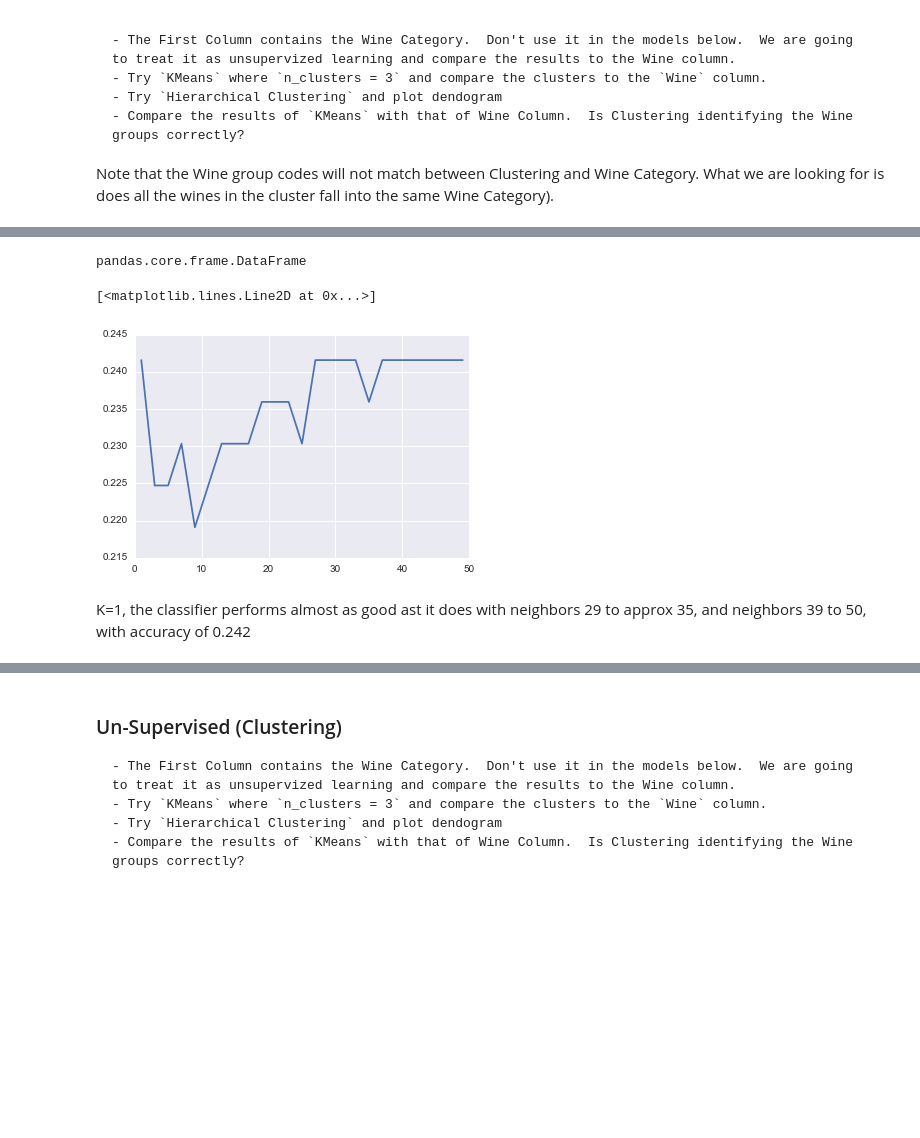
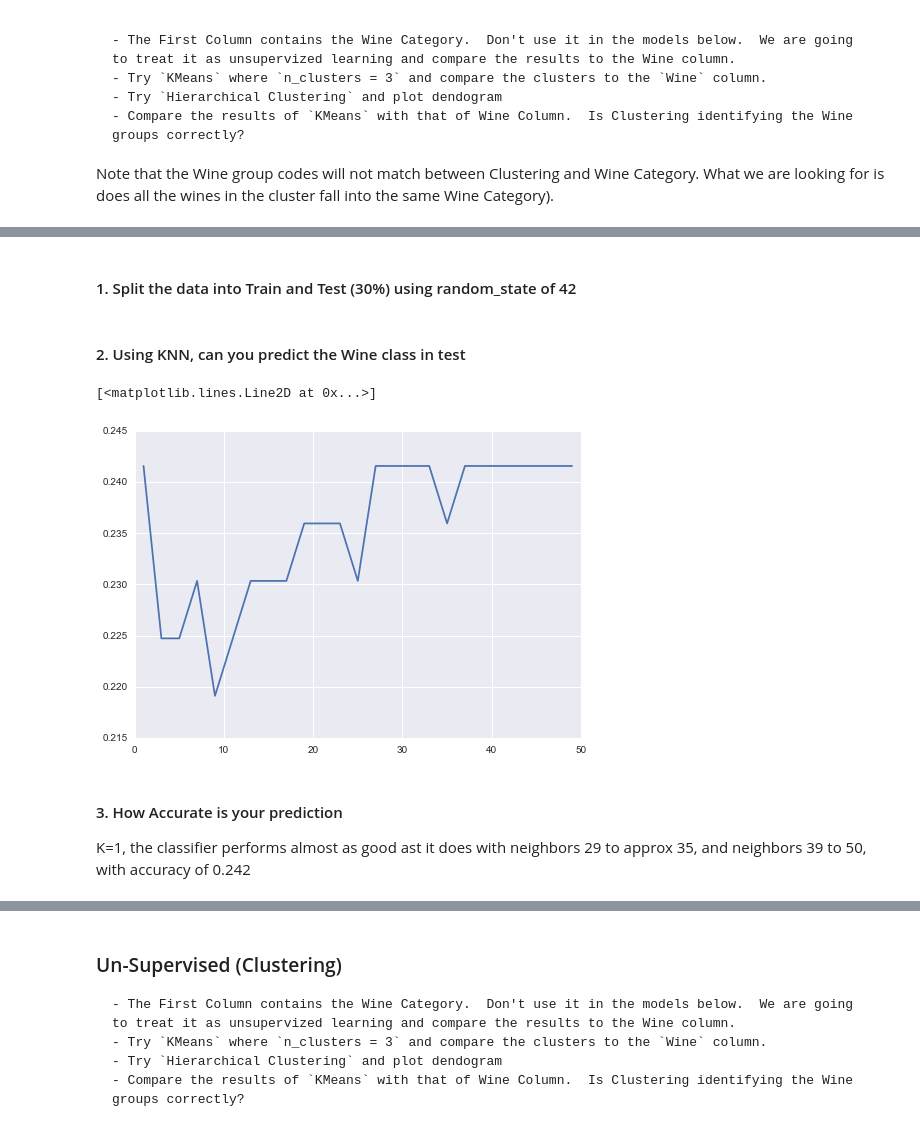
Before and after one commit to cde/DAT_SF_12, a Jupyter notebook: classes/homeworks/HW2.ipynb, the cells around one changed output, grey strips where cells are left out. Cells and saved outputs as stored; diff of their text form; code cells hidden in the pictures; blank space fills up the shorter version.

```diff
--- a/classes/homeworks/HW2.ipynb
+++ b/classes/homeworks/HW2.ipynb
@@ -57,36 +32,39 @@ test = wine_df['Wine']
+# %% [markdown]
+#### 1. Split the data into Train and Test (30%) using random_state of 42
 # %%
+wine_df = pd.read_csv('wine.csv')
+#wine_df.head()
+
+features = wine_df.columns[1:]
+# features = ['Alcohol', 'Malic.acid', 'Ash', 'Acl', 'Mg', 'Phenols', 'Flavanoids',
+#             'Nonflavanoid.phenols', 'Proanth', 'Color.int', 'Hue', 'OD', 'Proline']
+
+train = wine_df[features]
+test = wine_df['Wine']
+
 # Create the training (and test) set using scikit-learn's train_test_split function
 x_train, x_test, y_train, y_test = train_test_split(train, test, test_size=0.3, random_state=42)
-# %%
-#print "total len: %d, len(x_test):%d, len(y_test): %d" % (len(test), len(x_test), len(y_test))
-type(train)
-# %% [output]
-pandas.core.frame.DataFrame
+# %% [markdown]
+#### 2. Using KNN, can you predict the Wine class in test
 # %%
-n_neigbors = range(1, 51, 2)
+n_neighbors = range(1, 51, 2)
 results = []
 scores = []
 for n in n_neighbors:
     clf = neighbors.KNeighborsClassifier(n)
     clf.fit(x_train, y_train)
-
     preds = clf.predict(x_test)
-    #print preds
     accuracy = np.where(preds==y_test,1,0).sum() / float(len(test))
     #print "Neighbor: %d, accuracy: %3f" % (n, accuracy)
-
     results.append([n,accuracy])
-
     scores.append(clf.score(x_test, y_test))
 
 results = pd.DataFrame(results, columns=["n", "accuracy"])
 
 pl.plot(results.n, results.accuracy)
-
-#plt.figure(figsize=(18,6))
-#_= plt.plot(n_neighbors, scores, linewidth=3.0)
 # %% [output]
 [<matplotlib.lines.Line2D at 0x...>]
-[figure, old version]
+[figure, new version]
 # %% [markdown]
+#### 3. How Accurate is your prediction
 K=1, the classifier performs almost as good ast it does with neighbors 29 to approx 35, and neighbors 39 to 50, with accuracy of 0.242
```
Also changed, not shown: parts of 13 cells of this notebook.
